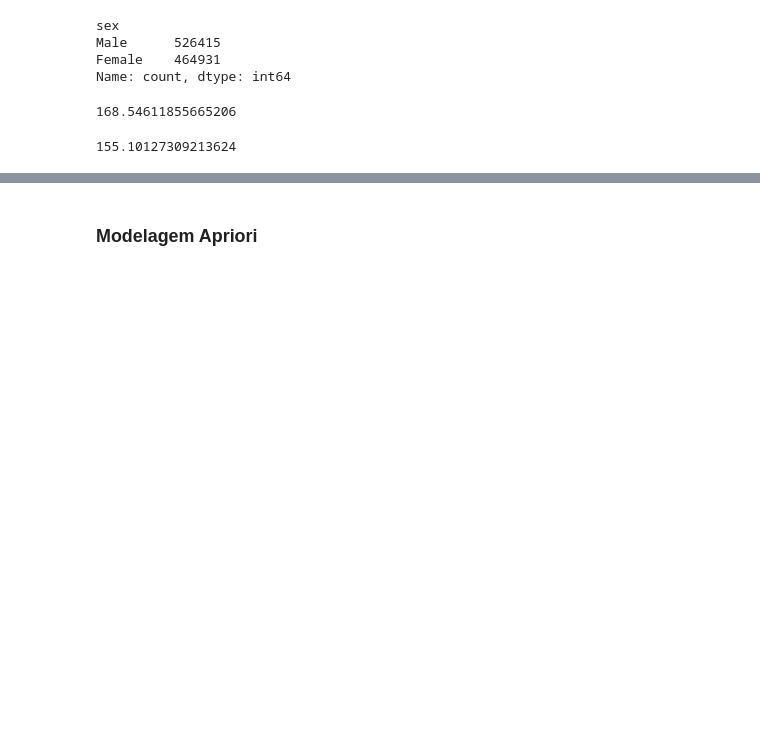
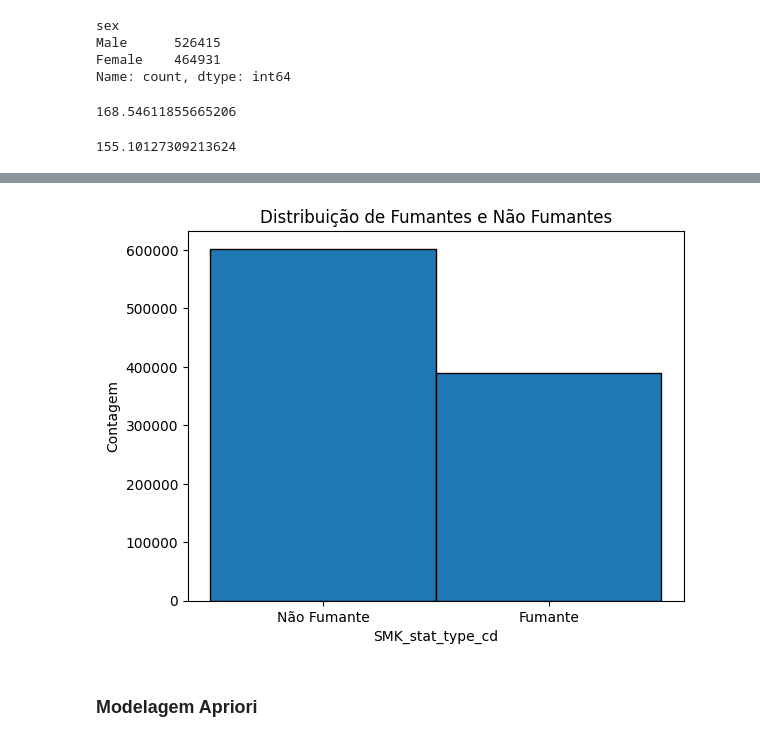
Before and after one commit to FelipeMMMendes/ProjectMI, a Jupyter notebook: scripts/trabalhoMI.ipynb, the cells around one changed output, grey strips where cells are left out. Cells and saved outputs as stored; diff of their text form; code cells hidden in the pictures; blank space fills up the shorter version.

```diff
--- a/scripts/trabalhoMI.ipynb
+++ b/scripts/trabalhoMI.ipynb
@@ -93,2 +94,18 @@ df_normalized
+# %%
+# Criar um histograma
+plt.hist(df_normalized['SMK_stat_type_cd'], bins=[-0.5, 0.5, 1.5], edgecolor='black', align='mid')
+
+# Adicionar rótulos e título
+plt.xlabel('SMK_stat_type_cd')
+plt.ylabel('Contagem')
+plt.title('Distribuição de Fumantes e Não Fumantes')
+
+# Adicionar rótulos aos bins
+plt.xticks([0, 1], ['Não Fumante', 'Fumante'])
+
+# Exibir o histograma
+plt.show()
+# %% [output]
+[figure, added]
 # %% [markdown]
 ### Modelagem Apriori
```
Also changed, not shown: parts of 14 cells of this notebook, 1 other file.
